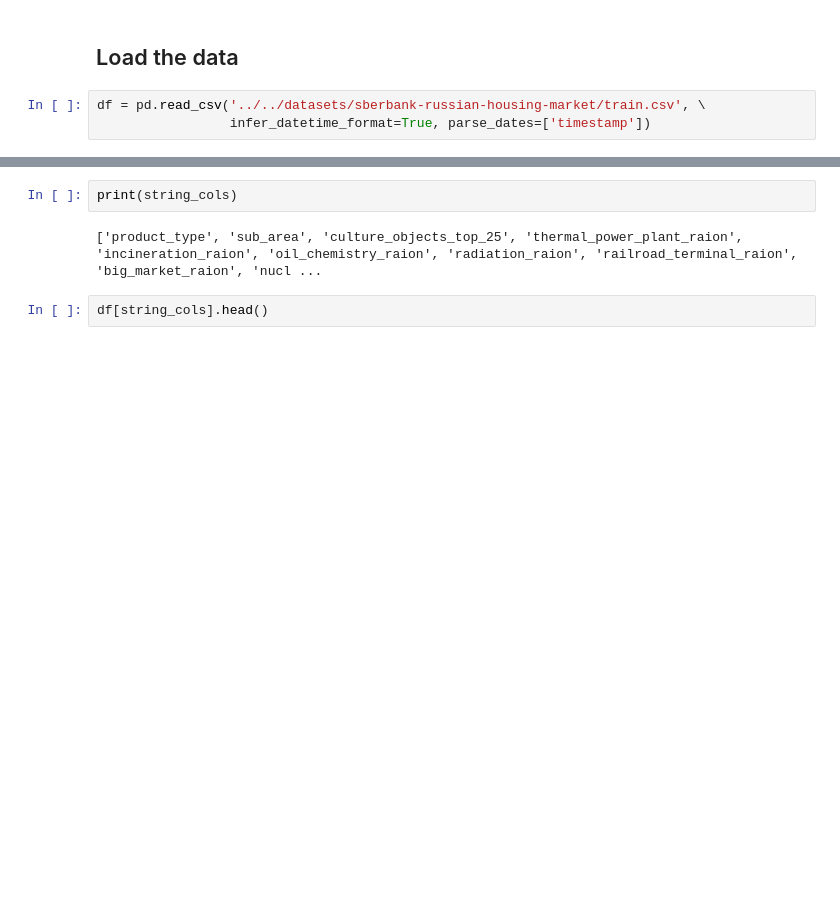
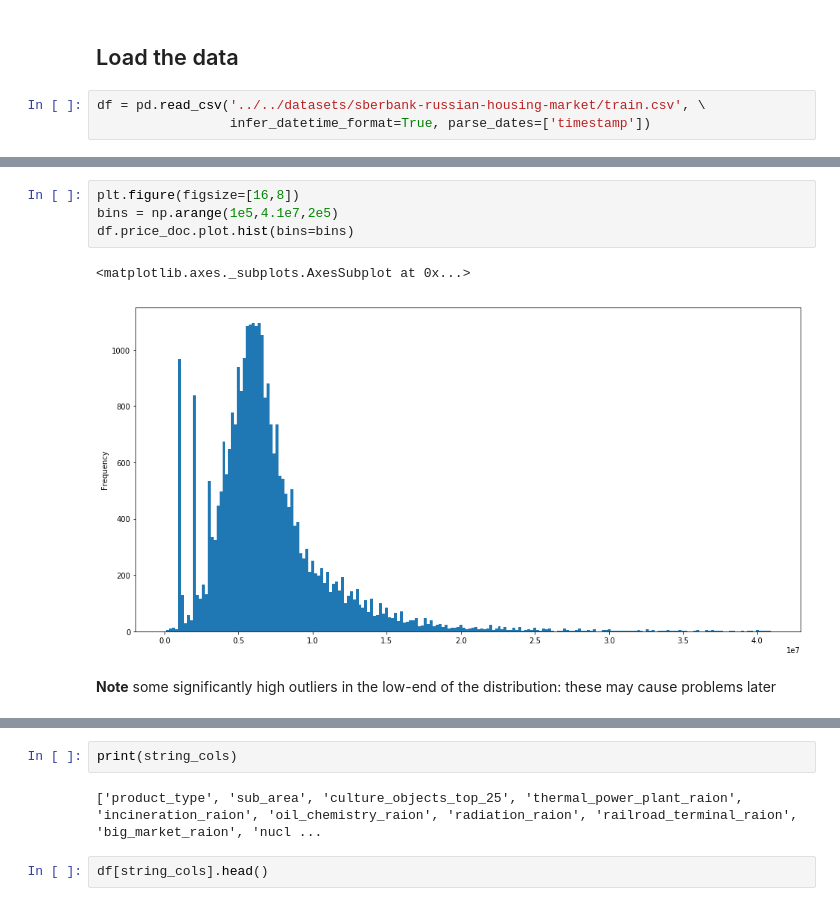
Before and after one commit to m-salewski/data-modeling-protocol, a Jupyter notebook: notebooks/modeling/sberbank_russian_housing__main.ipynb, the cells around one changed output, grey strips where cells are left out. Cells and saved outputs as stored; diff of their text form; blank space fills up the shorter version.

```diff
--- a/notebooks/modeling/sberbank_russian_housing__main.ipynb
+++ b/notebooks/modeling/sberbank_russian_housing__main.ipynb
@@ -57,0 +98,9 @@ string_cols = df.select_dtypes('object').columns.tolist()
+# %%
+plt.figure(figsize=[16,8])
+bins = np.arange(1e5,4.1e7,2e5)
+df.price_doc.plot.hist(bins=bins)
+# %% [output]
+<matplotlib.axes._subplots.AxesSubplot at 0x...>
+[figure, added]
+# %% [markdown]
+**Note** some significantly high outliers in the low-end of the distribution: these may cause problems later
```
Also changed, not shown: parts of 126 cells of this notebook.
